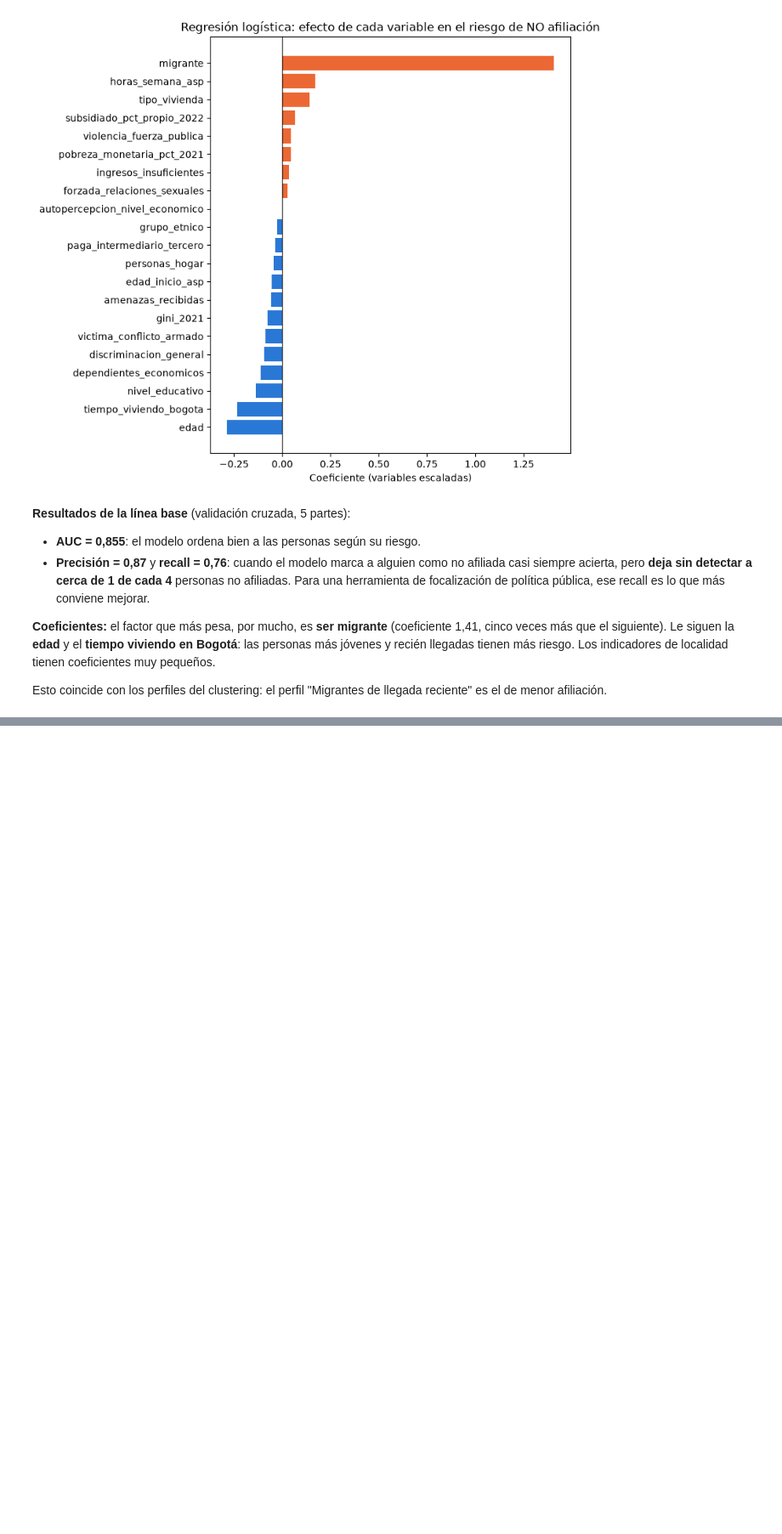
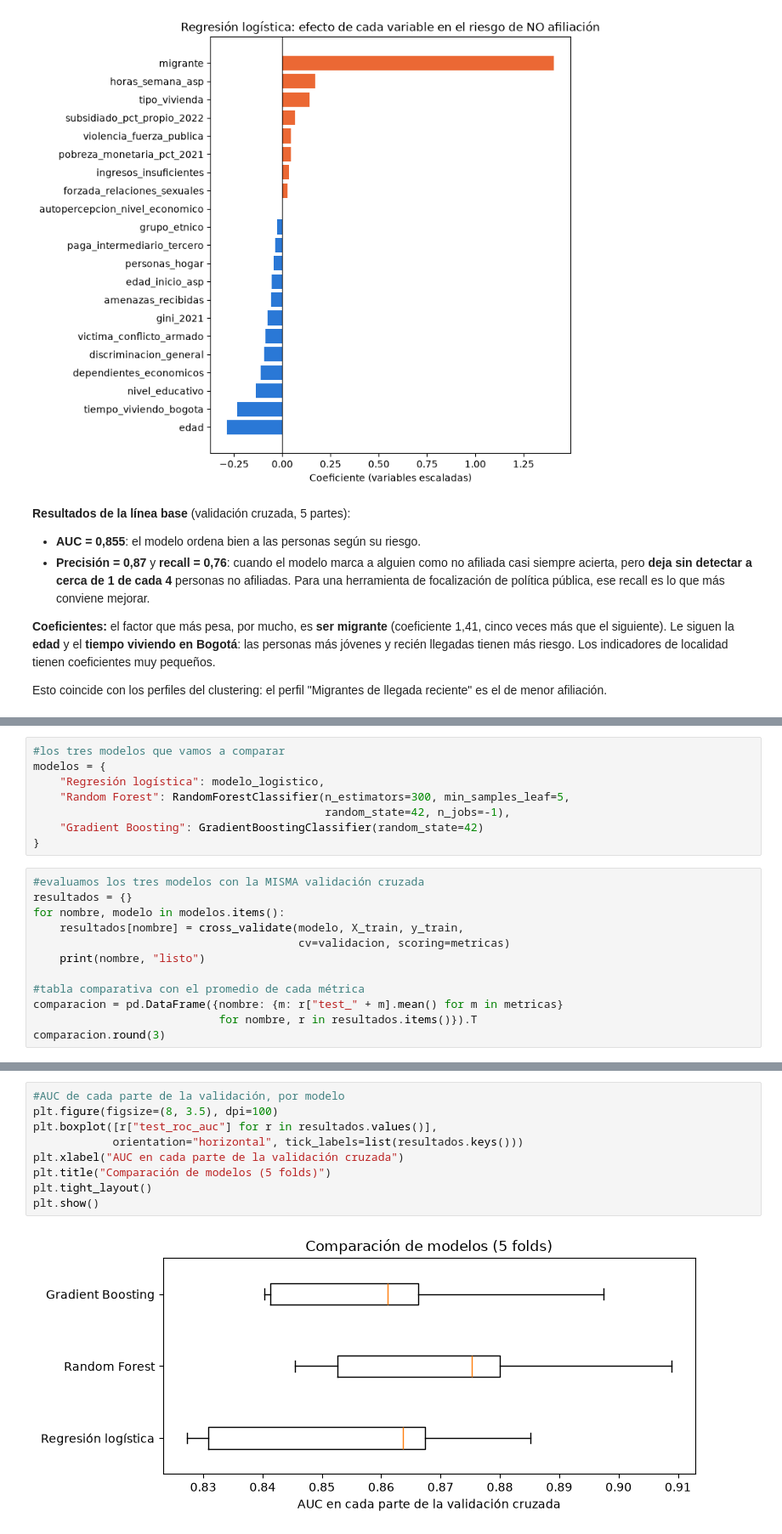
Before and after one commit to lezlynossa-oss/proyecto-integrador-quinto, a Jupyter notebook: MachineLearning/01_modelo_afiliacion_salud.ipynb, the cells around one changed output, grey strips where cells are left out. Shown at 85% size. Drawn from its saved outputs; the diff is of its cells as text; blank space fills up the shorter version.

Commit message:
ML: comparación con Random Forest y Gradient Boosting

```diff
--- a/MachineLearning/01_modelo_afiliacion_salud.ipynb
+++ b/MachineLearning/01_modelo_afiliacion_salud.ipynb
@@ -238,0 +251,20 @@ Esto coincide con los perfiles del clustering: el perfil "Migrantes de llegada r
+# %%
+#los tres modelos que vamos a comparar
+modelos = {
+    "Regresión logística": modelo_logistico,
+    "Random Forest": RandomForestClassifier(n_estimators=300, min_samples_leaf=5,
+                                            random_state=42, n_jobs=-1),
+    "Gradient Boosting": GradientBoostingClassifier(random_state=42)
+}
+# %%
+#evaluamos los tres modelos con la MISMA validación cruzada
+resultados = {}
+for nombre, modelo in modelos.items():
+    resultados[nombre] = cross_validate(modelo, X_train, y_train,
+                                        cv=validacion, scoring=metricas)
+    print(nombre, "listo")
+
+#tabla comparativa con el promedio de cada métrica
+comparacion = pd.DataFrame({nombre: {m: r["test_" + m].mean() for m in metricas}
+                            for nombre, r in resultados.items()}).T
+comparacion.round(3)
@@ -238,0 +279,11 @@ Esto coincide con los perfiles del clustering: el perfil "Migrantes de llegada r
+# %%
+#AUC de cada parte de la validación, por modelo
+plt.figure(figsize=(8, 3.5), dpi=100)
+plt.boxplot([r["test_roc_auc"] for r in resultados.values()],
+            orientation="horizontal", tick_labels=list(resultados.keys()))
+plt.xlabel("AUC en cada parte de la validación cruzada")
+plt.title("Comparación de modelos (5 folds)")
+plt.tight_layout()
+plt.show()
+# %% [output]
+[figure, added]
```
Also changed, not shown: parts of 4 cells of this notebook.
